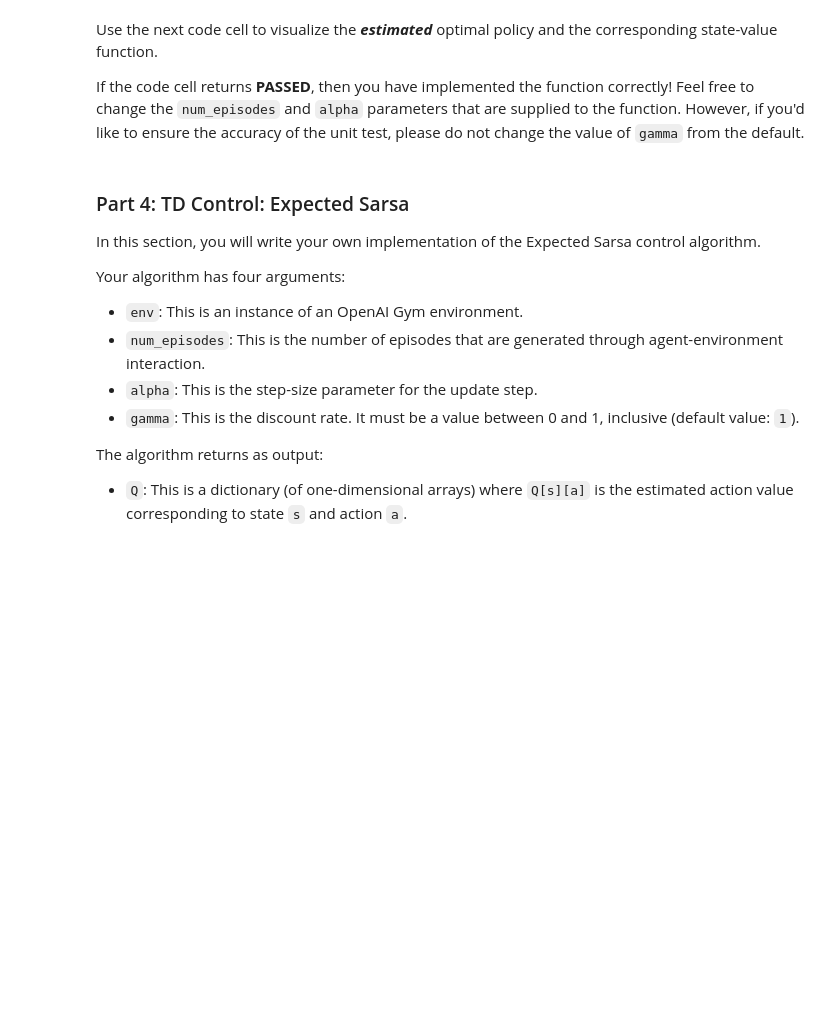
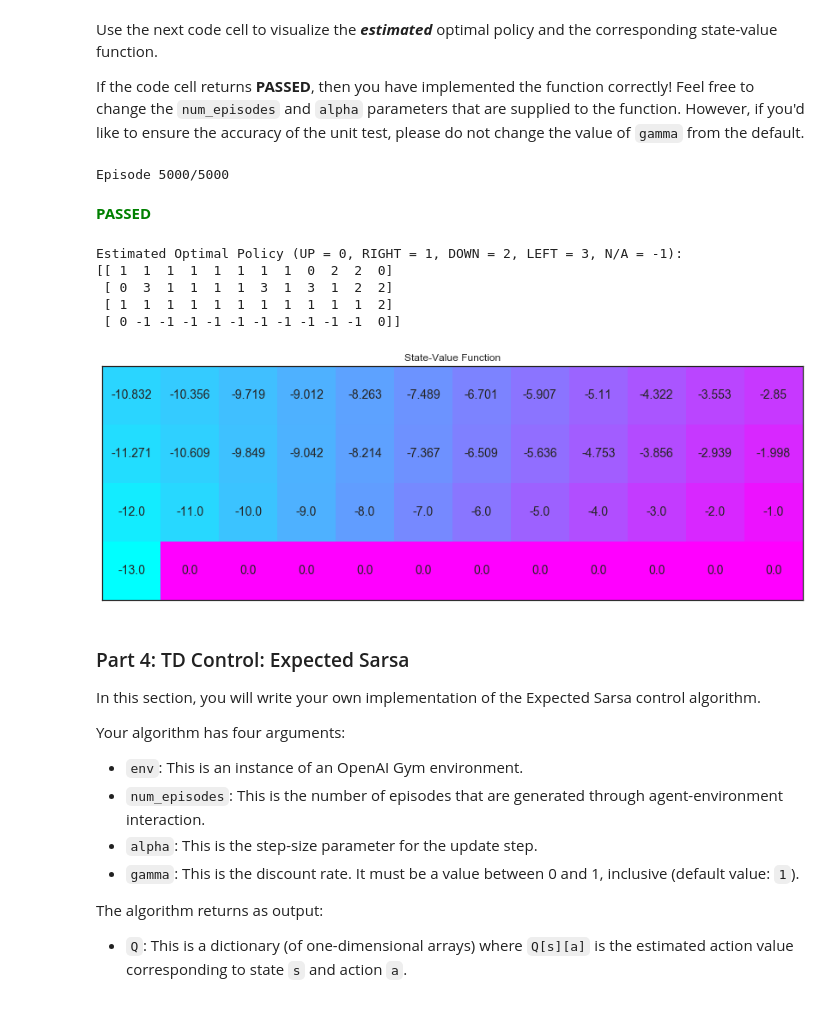
Before and after one commit to sjmiller8182/ML_Class, a Jupyter notebook: Reinforcement Learning/Temporal_Difference.ipynb, the cells around one changed output. Drawn from its saved outputs; the diff is of its cells as text; code cells hidden in the pictures; blank space fills up the shorter version.

```diff
--- a/Reinforcement Learning/Temporal_Difference.ipynb
+++ b/Reinforcement Learning/Temporal_Difference.ipynb
@@ -195,6 +273,9 @@ Please complete the function in the code cell below.
 def q_learning(env, num_episodes, alpha, gamma=1.0):
     # initialize empty dictionary of arrays
     Q = defaultdict(lambda: np.zeros(env.nA))
+    plot_every = 100
+    tmp_scores = deque(maxlen=plot_every)
+    scores = deque(maxlen=num_episodes)
     # loop over episodes
     for i_episode in range(1, num_episodes+1):
         # monitor progress
@@ -202,7 +283,31 @@ def q_learning(env, num_episodes, alpha, gamma=1.0):
             print("\rEpisode {}/{}".format(i_episode, num_episodes), end="")
             sys.stdout.flush()
 
-        ## TODO: complete the function
+        # initialize score
+        score = 0
+        # begin an episode, observe S
+        state = env.reset()
+        while True:
+            # get epsilon-greedy action probabilities
+            policy_s = epsilon_greedy_probs(env, Q[state], i_episode)
+            # pick next action A
+            action = np.random.choice(np.arange(env.nA), p=policy_s)
+            # take action A, observe R, S'
+            next_state, reward, done, info = env.step(action)
+            # add reward to score
+            score += reward
+            # update Q
+            Q[state][action] = update_Q(Q[state][action], np.max(Q[next_state]), \
+                                                  reward, alpha, gamma)
+            # S <- S'
+            state = next_state
+            # until S is terminal
+            if done:
+                # append score
+                tmp_scores.append(score)
+                break
+        if (i_episode % plot_every == 0):
+            scores.append(np.mean(tmp_scores))
 
     return Q
 # %% [markdown]
@@ -212,15 +317,24 @@ If the code cell returns **PASSED**, then you have implemented the function corr
 # %%
 # obtain the estimated optimal policy and corresponding action-value function
 Q_sarsamax = q_learning(env, 5000, .01)
 
 # print the estimated optimal policy
 policy_sarsamax = np.array([np.argmax(Q_sarsamax[key]) if key in Q_sarsamax else -1 for key in np.arange(48)]).reshape((4,12))
-check_test.run_check('td_control_check', policy_sarsamax)
+check_test_td.run_check('td_control_check', policy_sarsamax)
 print("\nEstimated Optimal Policy (UP = 0, RIGHT = 1, DOWN = 2, LEFT = 3, N/A = -1):")
 print(policy_sarsamax)
 
 # plot the estimated optimal state-value function
 plot_values([np.max(Q_sarsamax[key]) if key in Q_sarsamax else 0 for key in np.arange(48)])
+# %% [output]
+Episode 5000/5000
+**<span style="color: green;">PASSED</span>**
+Estimated Optimal Policy (UP = 0, RIGHT = 1, DOWN = 2, LEFT = 3, N/A = -1):
+[[ 1  1  1  1  1  1  1  1  0  2  2  0]
+ [ 0  3  1  1  1  1  3  1  3  1  2  2]
+ [ 1  1  1  1  1  1  1  1  1  1  1  2]
+ [ 0 -1 -1 -1 -1 -1 -1 -1 -1 -1 -1  0]]
+[figure, added]
 # %% [markdown]
 ### Part 4: TD Control: Expected Sarsa
 
```
Also changed, not shown: parts of 8 cells of this notebook.
